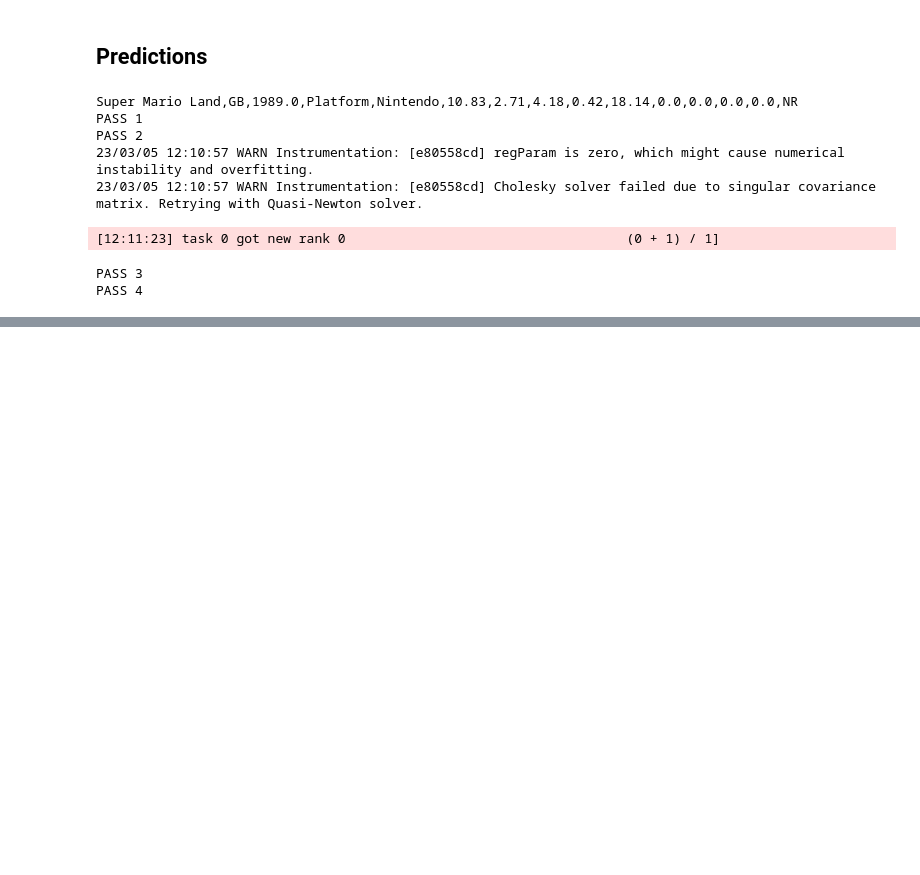
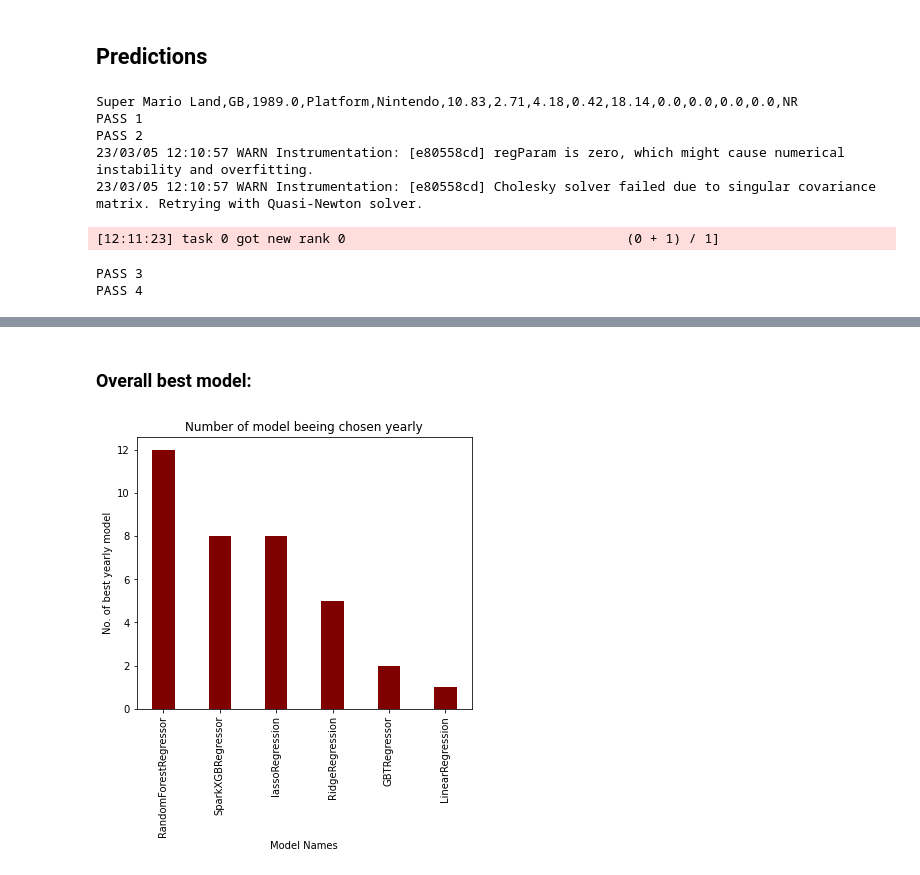
Before and after one commit to shay681/Video-Games-Sales-Prediction-Using-Spark-kafka, a Jupyter notebook: Big_Data.ipynb, the cells around one changed output, grey strips where cells are left out. Saved outputs shown, nothing was run; the diff lists cells and outputs as text; code cells hidden in the pictures; blank space fills up the shorter version.

```diff
--- a/Big_Data.ipynb
+++ b/Big_Data.ipynb
@@ -676,0 +757,14 @@ PASS 4
+# %% [markdown]
+### Overall best model:
+# %%
+fig = plt.figure(figsize = (6, 5))
+models = Counter(model_victors).keys()
+freq = Counter(model_victors).values()
+plt.bar(models, freq, color ='maroon', width = 0.4)
+plt.xlabel("Model Names")
+plt.xticks(rotation = 90)
+plt.ylabel("No. of best yearly model")
+plt.title("Number of model beeing chosen yearly")
+plt.show()
+# %% [output]
+[figure, added]
```
Also changed, not shown: parts of 12 cells of this notebook.
